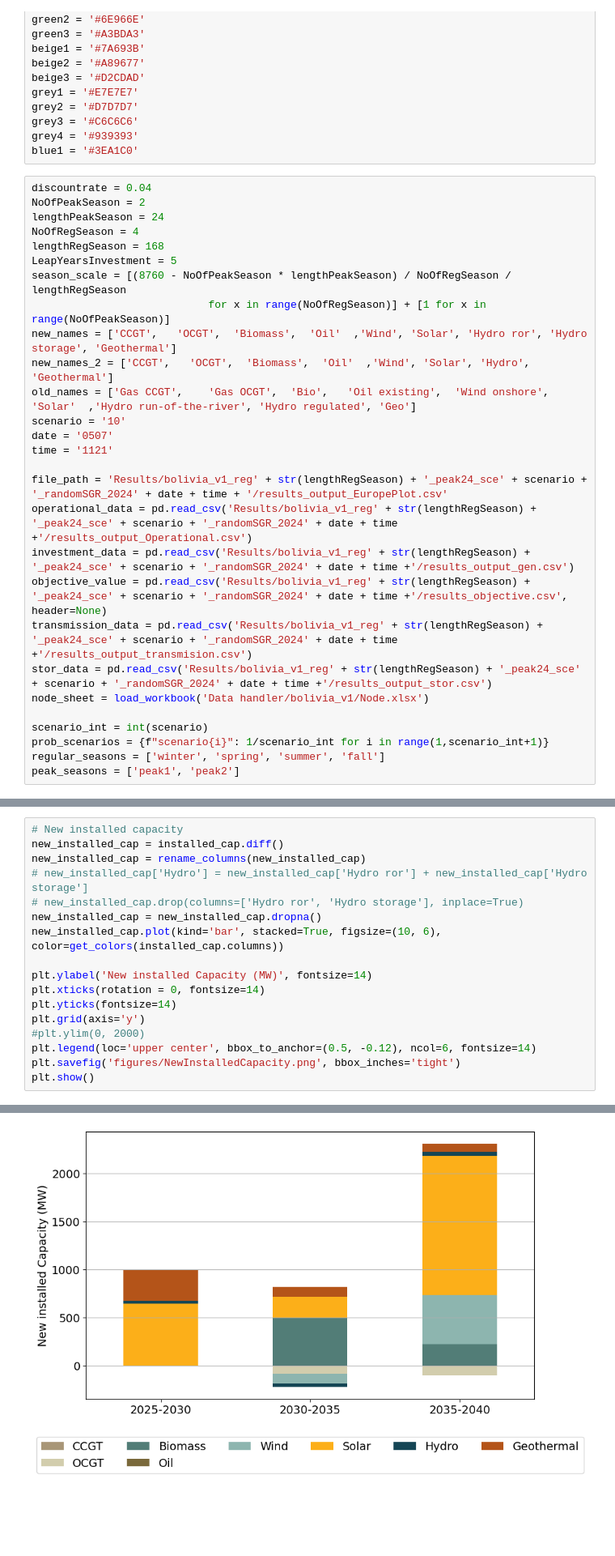
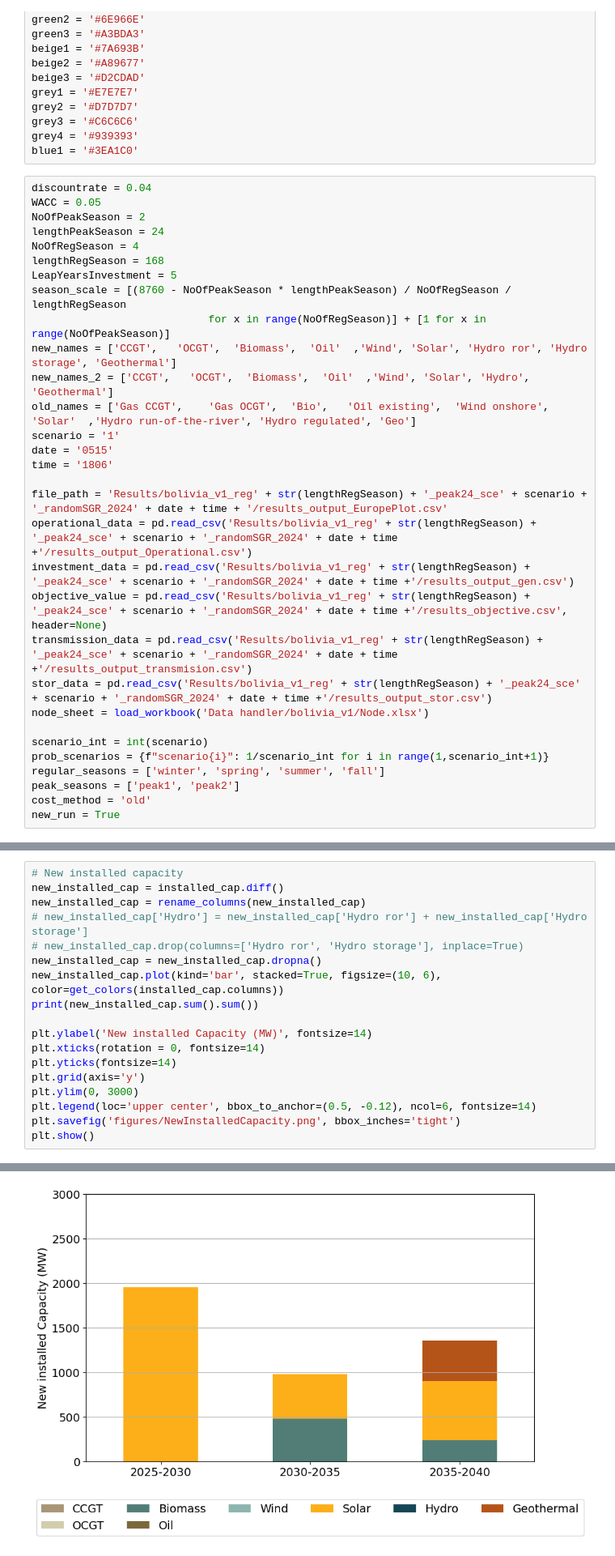
Before and after one commit to maribjorn/EMPIRE-BO, a Jupyter notebook: plot.ipynb, the cells around one changed output, grey strips where cells are left out. Shown: that part at 81% size. Drawn from its saved outputs; the diff is of its cells as text; blank space fills up the shorter version.

Commit message:
Latest changes in plot.ipynb

```diff
--- a/plot.ipynb
+++ b/plot.ipynb
@@ -33,6 +31,7 @@ grey4 = '#939393'
 blue1 = '#3EA1C0'
 # %%
 discountrate = 0.04
+WACC = 0.05
 NoOfPeakSeason = 2
 lengthPeakSeason = 24
 NoOfRegSeason = 4
@@ -43,9 +42,9 @@ season_scale = [(8760 - NoOfPeakSeason * lengthPeakSeason) / NoOfRegSeason / len
 new_names = ['CCGT',   'OCGT',  'Biomass',  'Oil'  ,'Wind', 'Solar', 'Hydro ror', 'Hydro storage', 'Geothermal']
 new_names_2 = ['CCGT',   'OCGT',  'Biomass',  'Oil'  ,'Wind', 'Solar', 'Hydro', 'Geothermal']
 old_names = ['Gas CCGT',    'Gas OCGT',  'Bio',   'Oil existing',  'Wind onshore',  'Solar'  ,'Hydro run-of-the-river', 'Hydro regulated', 'Geo']
-scenario = '10'
-date = '0507'
-time = '1121'
+scenario = '1'
+date = '0515'
+time = '1806'
 
 file_path = 'Results/bolivia_v1_reg' + str(lengthRegSeason) + '_peak24_sce' + scenario + '_randomSGR_2024' + date + time + '/results_output_EuropePlot.csv'
 operational_data = pd.read_csv('Results/bolivia_v1_reg' + str(lengthRegSeason) + '_peak24_sce' + scenario + '_randomSGR_2024' + date + time +'/results_output_Operational.csv')
@@ -59,6 +58,8 @@ scenario_int = int(scenario)
 prob_scenarios = {f"scenario{i}": 1/scenario_int for i in range(1,scenario_int+1)}
 regular_seasons = ['winter', 'spring', 'summer', 'fall']
 peak_seasons = ['peak1', 'peak2']
+cost_method = 'old'
+new_run = True
 # %%
 # Helper functions
 def get_colors(carriers):
@@ -173,12 +259,13 @@ new_installed_cap = rename_columns(new_installed_cap)
 # new_installed_cap.drop(columns=['Hydro ror', 'Hydro storage'], inplace=True)
 new_installed_cap = new_installed_cap.dropna()
 new_installed_cap.plot(kind='bar', stacked=True, figsize=(10, 6), color=get_colors(installed_cap.columns))
+print(new_installed_cap.sum().sum())
 
 plt.ylabel('New installed Capacity (MW)', fontsize=14)
 plt.xticks(rotation = 0, fontsize=14)
 plt.yticks(fontsize=14)
 plt.grid(axis='y')
-#plt.ylim(0, 2000)
+plt.ylim(0, 3000)
 plt.legend(loc='upper center', bbox_to_anchor=(0.5, -0.12), ncol=6, fontsize=14)
 plt.savefig('figures/NewInstalledCapacity.png', bbox_inches='tight')
 plt.show()
@@ -186,4 +274,4 @@ plt.show()
-[figure, old version]
+[figure, new version]
 # %%
 included_rows = [9,10,11]
 
```
Also changed, not shown: parts of 17 cells of this notebook, 6 other files.
